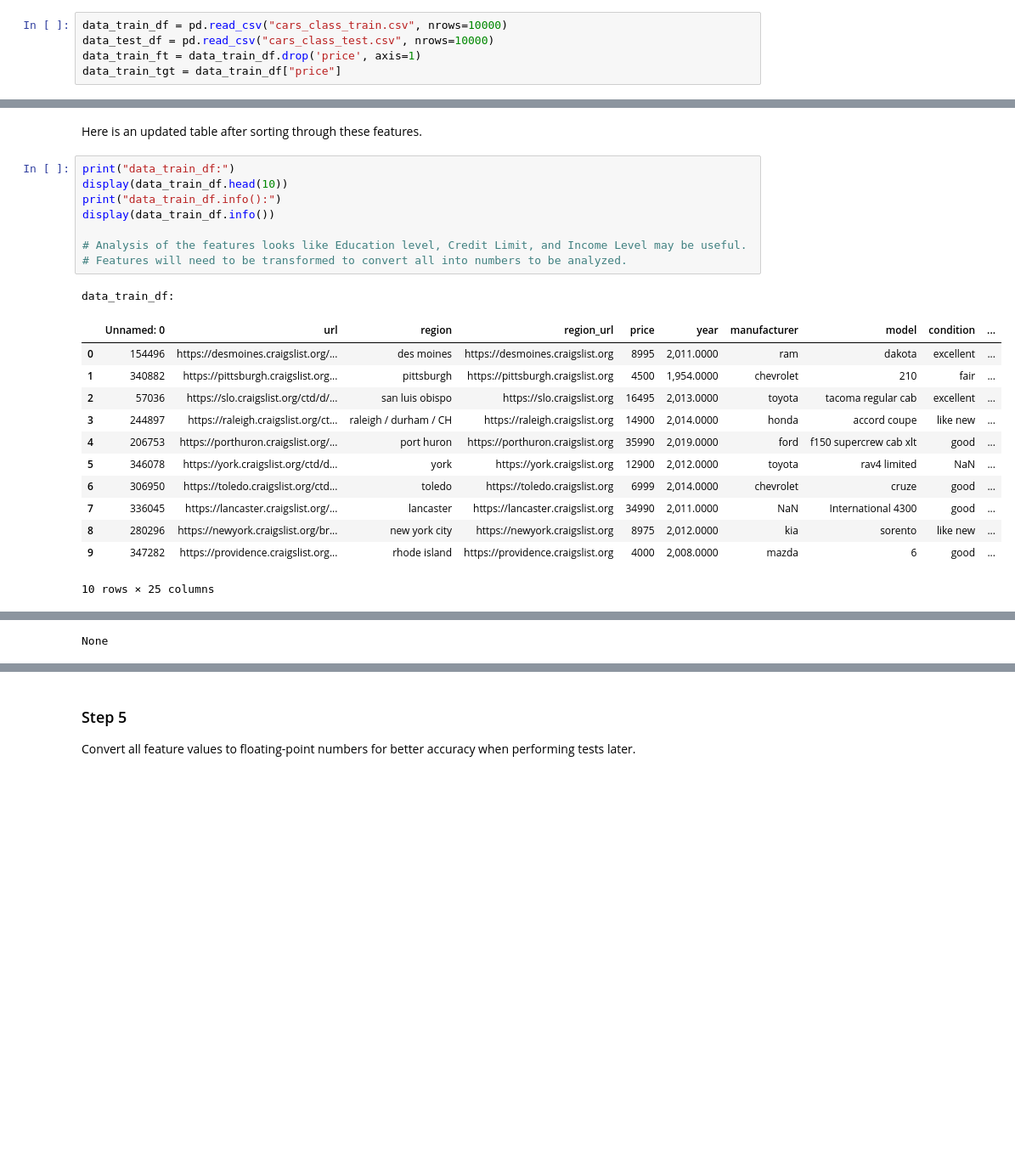
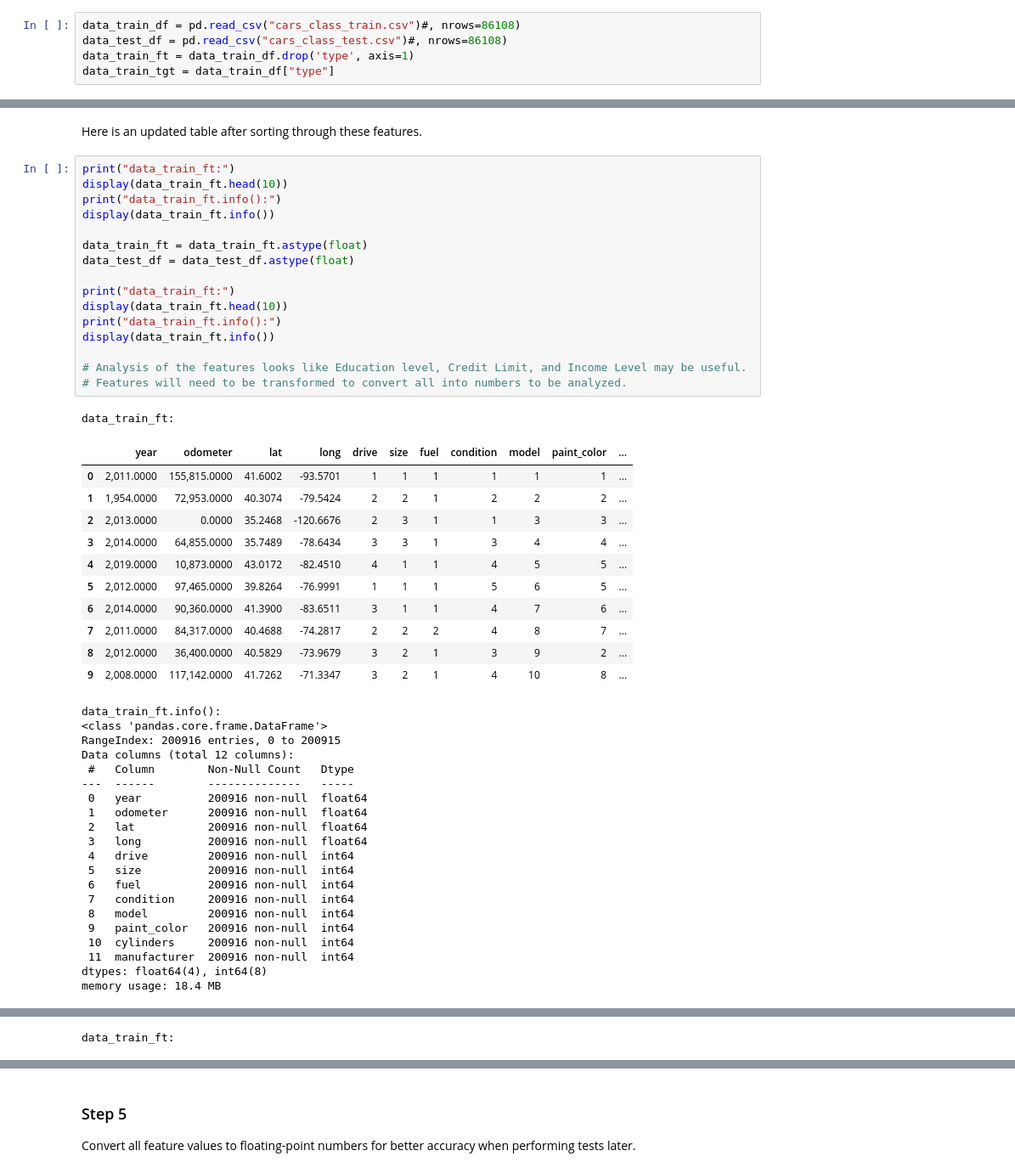
Before and after one commit to bdesollar/MLProject, a Jupyter notebook: Used_Car_Clas/used_cars_clas.ipynb, the cells around one changed output, grey strips where cells are left out. Shown at 85% size. Drawn from its saved outputs; the diff is of its cells as text; blank space fills up the shorter version.

```diff
--- a/Used_Car_Clas/used_cars_clas.ipynb
+++ b/Used_Car_Clas/used_cars_clas.ipynb
@@ -35,10 +46,10 @@ from sklearn.ensemble import RandomForestClassifier
 ### Step 2
 Read in .csv files and save as DataFrames.
 # %%
-data_train_df = pd.read_csv("cars_class_train.csv", nrows=10000)
-data_test_df = pd.read_csv("cars_class_test.csv", nrows=10000)
-data_train_ft = data_train_df.drop('price', axis=1)
-data_train_tgt = data_train_df["price"]
+data_train_df = pd.read_csv("cars_class_train.csv")#, nrows=86108)
+data_test_df = pd.read_csv("cars_class_test.csv")#, nrows=86108)
+data_train_ft = data_train_df.drop('type', axis=1)
+data_train_tgt = data_train_df["type"]
 # %% [markdown]
 ### Step 3
 Work with only the necessary features. We tried to choose features that were only about the users finances and not cateogies like gender or relationship count.
@@ -169,24 +137,51 @@ Column (manufacturer) : [ 0  1  2  3  4  5  6  7  8  9 10 11 12 13 14 15 16 17 1
 # %% [markdown]
 Here is an updated table after sorting through these features.
 # %%
-print("data_train_df:")
-display(data_train_df.head(10))
-print("data_train_df.info():")
-display(data_train_df.info())
+print("data_train_ft:")
+display(data_train_ft.head(10))
+print("data_train_ft.info():")
+display(data_train_ft.info())
+
+data_train_ft = data_train_ft.astype(float)
+data_test_df = data_test_df.astype(float)
+
+print("data_train_ft:")
+display(data_train_ft.head(10))
+print("data_train_ft.info():")
+display(data_train_ft.info())
 
 # Analysis of the features looks like Education level, Credit Limit, and Income Level may be useful.
 # Features will need to be transformed to convert all into numbers to be analyzed.
 # %% [output]
-data_train_df:
+data_train_ft:
-|  | Unnamed: 0 | url | region | region_url | price | year | manufacturer | model | condition | ... |
-| 0 | 154496 | https://desmoines.craigslist.org/... | des moines | https://desmoines.craigslist.org | 8995 | 2,011.0000 | ram | dakota | excellent | ... |
-| 1 | 340882 | https://pittsburgh.craigslist.org... | pittsburgh | https://pittsburgh.craigslist.org | 4500 | 1,954.0000 | chevrolet | 210 | fair | ... |
-| 2 | 57036 | https://slo.craigslist.org/ctd/d/... | san luis obispo | https://slo.craigslist.org | 16495 | 2,013.0000 | toyota | tacoma regular cab | excellent | ... |
-| 3 | 244897 | https://raleigh.craigslist.org/ct... | raleigh / durham / CH | https://raleigh.craigslist.org | 14900 | 2,014.0000 | honda | accord coupe | like new | ... |
-| 4 | 206753 | https://porthuron.craigslist.org/... | port huron | https://porthuron.craigslist.org | 35990 | 2,019.0000 | ford | f150 supercrew cab xlt | good | ... |
-| 5 | 346078 | https://york.craigslist.org/ctd/d... | york | https://york.craigslist.org | 12900 | 2,012.0000 | toyota | rav4 limited | NaN | ... |
-| 6 | 306950 | https://toledo.craigslist.org/ctd... | toledo | https://toledo.craigslist.org | 6999 | 2,014.0000 | chevrolet | cruze | good | ... |
-| 7 | 336045 | https://lancaster.craigslist.org/... | lancaster | https://lancaster.craigslist.org | 34990 | 2,011.0000 | NaN | International 4300 | good | ... |
-| 8 | 280296 | https://newyork.craigslist.org/br... | new york city | https://newyork.craigslist.org | 8975 | 2,012.0000 | kia | sorento | like new | ... |
-| 9 | 347282 | https://providence.craigslist.org... | rhode island | https://providence.craigslist.org | 4000 | 2,008.0000 | mazda | 6 | good | ... |
+|  | year | odometer | lat | long | drive | size | fuel | condition | model | paint_color | ... |
+| 0 | 2,011.0000 | 155,815.0000 | 41.6002 | -93.5701 | 1 | 1 | 1 | 1 | 1 | 1 | ... |
+| 1 | 1,954.0000 | 72,953.0000 | 40.3074 | -79.5424 | 2 | 2 | 1 | 2 | 2 | 2 | ... |
+| 2 | 2,013.0000 | 0.0000 | 35.2468 | -120.6676 | 2 | 3 | 1 | 1 | 3 | 3 | ... |
+| 3 | 2,014.0000 | 64,855.0000 | 35.7489 | -78.6434 | 3 | 3 | 1 | 3 | 4 | 4 | ... |
+| 4 | 2,019.0000 | 10,873.0000 | 43.0172 | -82.4510 | 4 | 1 | 1 | 4 | 5 | 5 | ... |
+| 5 | 2,012.0000 | 97,465.0000 | 39.8264 | -76.9991 | 1 | 1 | 1 | 5 | 6 | 5 | ... |
+| 6 | 2,014.0000 | 90,360.0000 | 41.3900 | -83.6511 | 3 | 1 | 1 | 4 | 7 | 6 | ... |
+| 7 | 2,011.0000 | 84,317.0000 | 40.4688 | -74.2817 | 2 | 2 | 2 | 4 | 8 | 7 | ... |
+| 8 | 2,012.0000 | 36,400.0000 | 40.5829 | -73.9679 | 3 | 2 | 1 | 3 | 9 | 2 | ... |
+| 9 | 2,008.0000 | 117,142.0000 | 41.7262 | -71.3347 | 3 | 2 | 1 | 4 | 10 | 8 | ... |
-10 rows × 25 columns
+data_train_ft.info():
+<class 'pandas.core.frame.DataFrame'>
+RangeIndex: 200916 entries, 0 to 200915
+Data columns (total 12 columns):
+ #   Column        Non-Null Count   Dtype
+---  ------        --------------   -----
+ 0   year          200916 non-null  float64
+ 1   odometer      200916 non-null  float64
+ 2   lat           200916 non-null  float64
+ 3   long          200916 non-null  float64
+ 4   drive         200916 non-null  int64
+ 5   size          200916 non-null  int64
+ 6   fuel          200916 non-null  int64
+ 7   condition     200916 non-null  int64
+ 8   model         200916 non-null  int64
+ 9   paint_color   200916 non-null  int64
+ 10  cylinders     200916 non-null  int64
+ 11  manufacturer  200916 non-null  int64
+dtypes: float64(4), int64(8)
+memory usage: 18.4 MB
@@ -210 +189 @@ memory usage: 1.9+ MB
-None
+data_train_ft:
```
Also changed, not shown: parts of 12 cells of this notebook, 3 other files.
